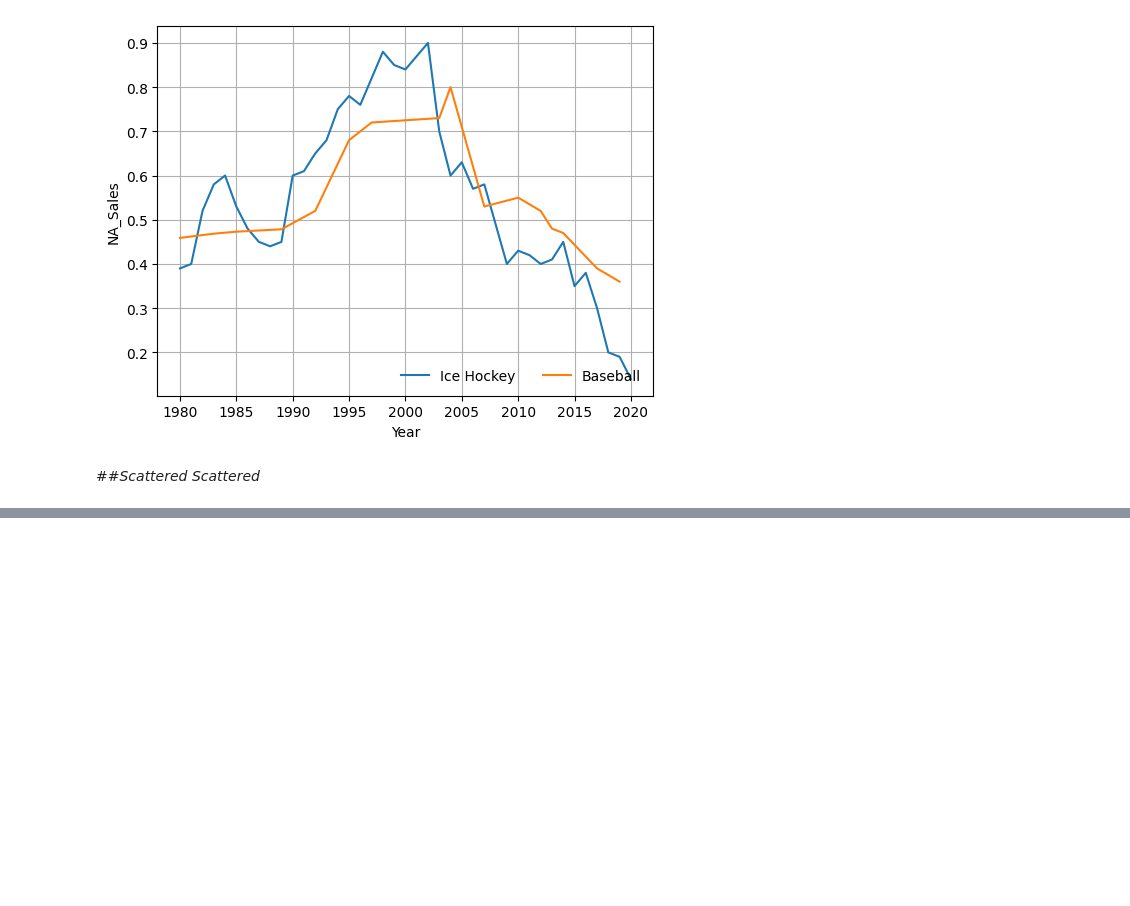
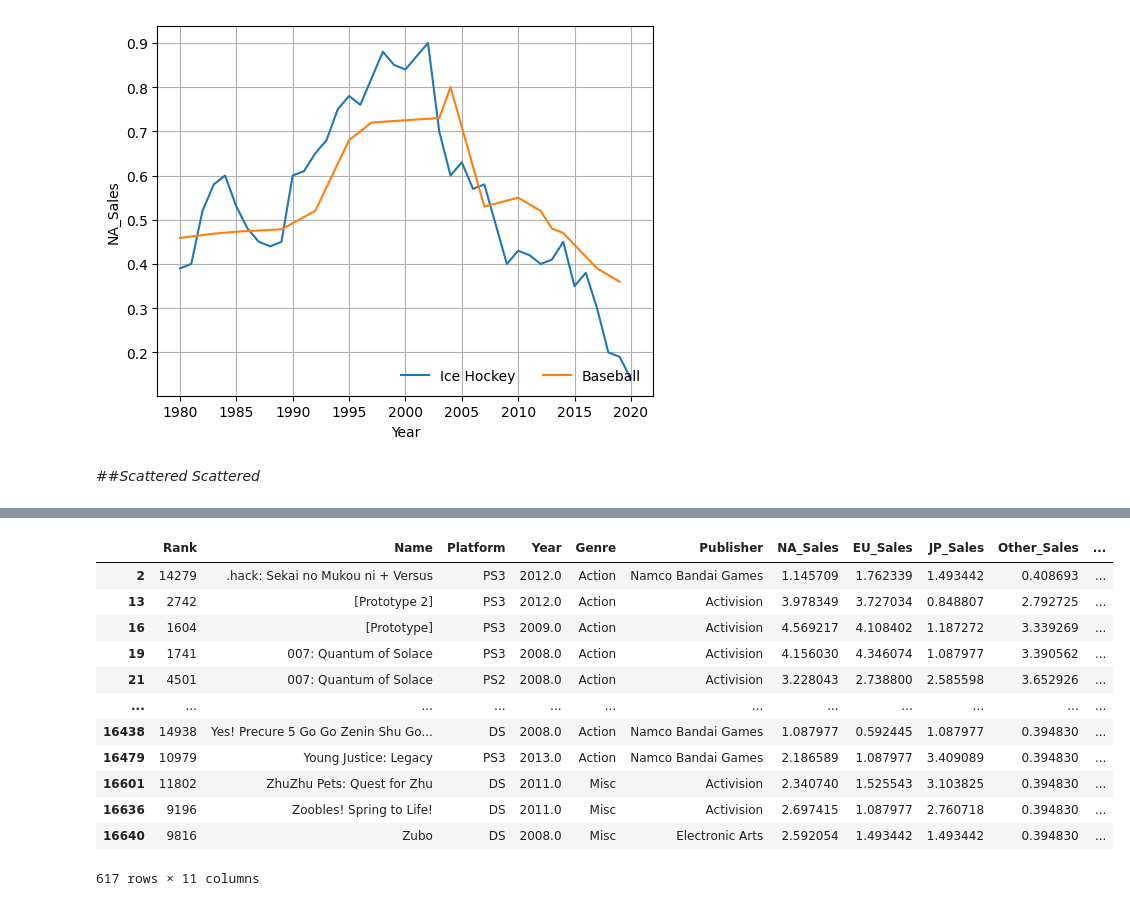
Before and after one commit to sr606/Python-Practice, a Jupyter notebook: Oct24_DV_2.ipynb, the cells around one changed output, grey strips where cells are left out. Drawn from its saved outputs; the diff is of its cells as text; code cells hidden in the pictures; blank space fills up the shorter version.

```diff
--- a/Oct24_DV_2.ipynb
+++ b/Oct24_DV_2.ipynb
@@ -134,0 +175,21 @@ plt.show()
+# %%
+top3_pub = data['Publisher'].value_counts().index[:3]
+top3_gen = data['Genre'].value_counts().index[:3]
+top3_plat = data['Platform'].value_counts().index[:3]
+
+top3_data = data.loc[(data['Publisher'].isin(top3_pub)) & (data['Platform'].isin(top3_plat)) & (data['Genre'].isin(top3_gen))]
+top3_data
+# %% [output]
+|  | Rank | Name | Platform | Year | Genre | Publisher | NA_Sales | EU_Sales | JP_Sales | Other_Sales | ... |
+| 2 | 14279 | .hack: Sekai no Mukou ni + Versus | PS3 | 2012.0 | Action | Namco Bandai Games | 1.145709 | 1.762339 | 1.493442 | 0.408693 | ... |
+| 13 | 2742 | [Prototype 2] | PS3 | 2012.0 | Action | Activision | 3.978349 | 3.727034 | 0.848807 | 2.792725 | ... |
+| 16 | 1604 | [Prototype] | PS3 | 2009.0 | Action | Activision | 4.569217 | 4.108402 | 1.187272 | 3.339269 | ... |
+| 19 | 1741 | 007: Quantum of Solace | PS3 | 2008.0 | Action | Activision | 4.156030 | 4.346074 | 1.087977 | 3.390562 | ... |
+| 21 | 4501 | 007: Quantum of Solace | PS2 | 2008.0 | Action | Activision | 3.228043 | 2.738800 | 2.585598 | 3.652926 | ... |
+| ... | ... | ... | ... | ... | ... | ... | ... | ... | ... | ... | ... |
+| 16438 | 14938 | Yes! Precure 5 Go Go Zenin Shu Go... | DS | 2008.0 | Action | Namco Bandai Games | 1.087977 | 0.592445 | 1.087977 | 0.394830 | ... |
+| 16479 | 10979 | Young Justice: Legacy | PS3 | 2013.0 | Action | Namco Bandai Games | 2.186589 | 1.087977 | 3.409089 | 0.394830 | ... |
+| 16601 | 11802 | ZhuZhu Pets: Quest for Zhu | DS | 2011.0 | Misc | Activision | 2.340740 | 1.525543 | 3.103825 | 0.394830 | ... |
+| 16636 | 9196 | Zoobles! Spring to Life! | DS | 2011.0 | Misc | Activision | 2.697415 | 1.087977 | 2.760718 | 0.394830 | ... |
+| 16640 | 9816 | Zubo | DS | 2008.0 | Misc | Electronic Arts | 2.592054 | 1.493442 | 1.493442 | 0.394830 | ... |
+617 rows × 11 columns
```
Also changed, not shown: parts of 7 cells of this notebook.
